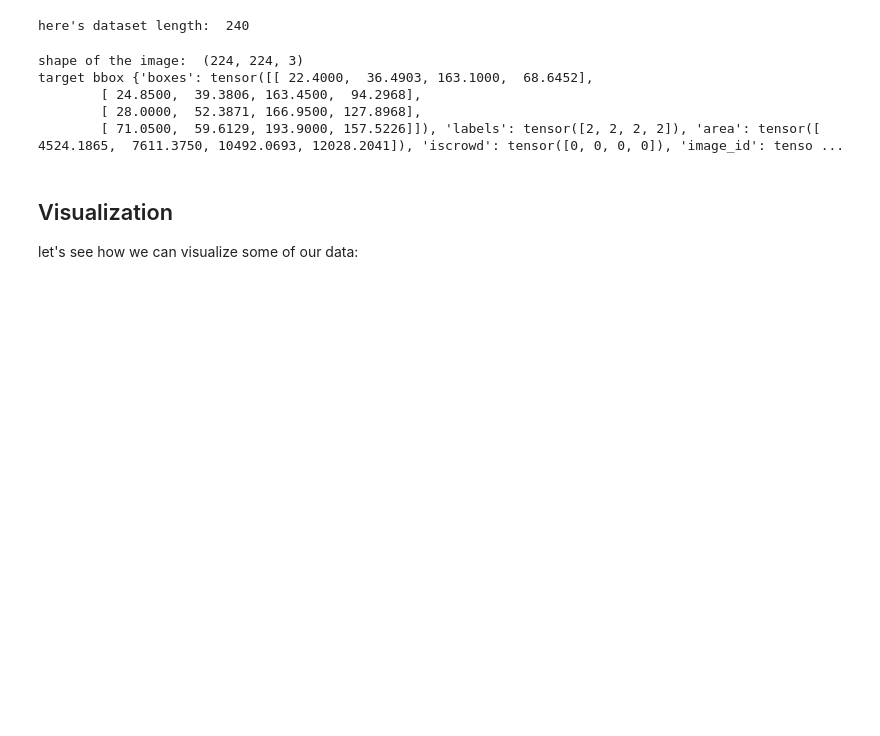
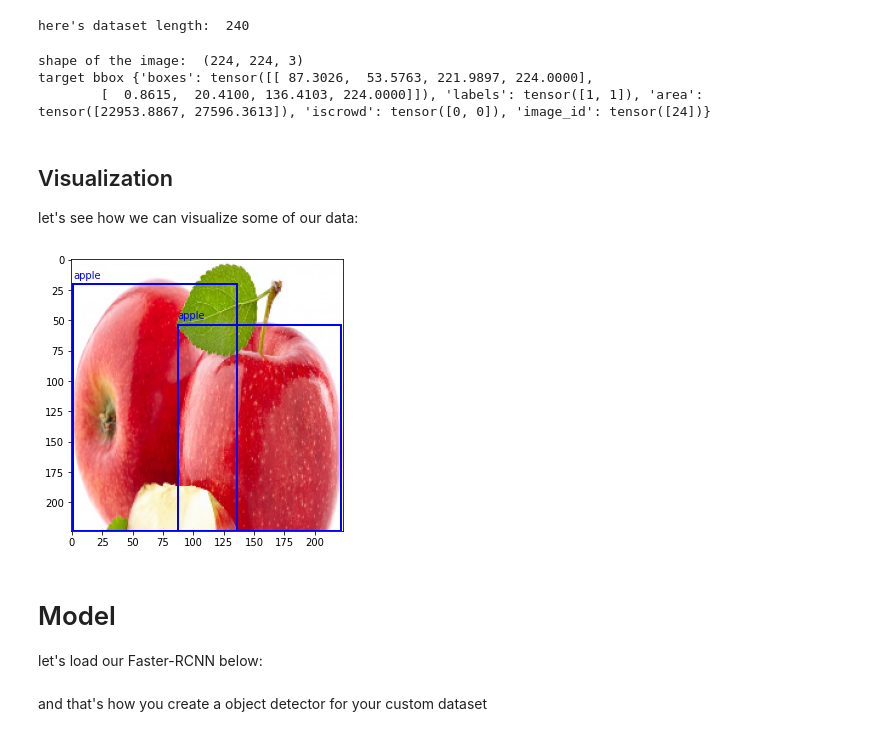
Before and after one commit to aihoque2/fruit_object_detection, a Jupyter notebook: object_detection_with_PyTorch.ipynb, the cells around one changed output. Saved outputs shown, nothing was run; the diff lists cells and outputs as text; code cells hidden in the pictures; blank space fills up the shorter version.

Commit message:
I got visualizations

```diff
--- a/object_detection_with_PyTorch.ipynb
+++ b/object_detection_with_PyTorch.ipynb
@@ -57,6 +57,8 @@ Tue Apr 13 06:24:07 2021
 # %%
 train_dir = 'data/train_zip/train/'
 test_dir = 'data/test_zip/test/'
+
+classes = ['_', 'apple', 'banana', 'orange']
 # %% [markdown]
 # Viewing the dataset
 # %% [markdown]
@@ -156,15 +158,13 @@ print("here's dataset length: ", len(train_data))
 # %% [output]
 here's dataset length:  240
 # %%
-my_img, my_target = train_data[78]
-print("shape of the image: ", img.shape)
-print("target bbox", target)
+my_img, my_target = train_data[24]
+print("shape of the image: ", my_img.shape)
+print("target bbox", my_target)
 # %% [output]
 shape of the image:  (224, 224, 3)
-target bbox {'boxes': tensor([[ 22.4000,  36.4903, 163.1000,  68.6452],
-        [ 24.8500,  39.3806, 163.4500,  94.2968],
-        [ 28.0000,  52.3871, 166.9500, 127.8968],
-        [ 71.0500,  59.6129, 193.9000, 157.5226]]), 'labels': tensor([2, 2, 2, 2]), 'area': tensor([ 4524.1865,  7611.3750, 10492.0693, 12028.2041]), 'iscrowd': tensor([0, 0, 0, 0]), 'image_id': tenso ...
+target bbox {'boxes': tensor([[ 87.3026,  53.5763, 221.9897, 224.0000],
+        [  0.8615,  20.4100, 136.4103, 224.0000]]), 'labels': tensor([1, 1]), 'area': tensor([22953.8867, 27596.3613]), 'iscrowd': tensor([0, 0]), 'image_id': tensor([24])}
 # %% [markdown]
 ## Visualization
 
@@ -176,16 +176,25 @@ def plot_img_and_bbox(img, target):
     in (x1, y1, x2, y2)
     plot the image with its bbox
     """
+
+    classes = ['_', 'apple', 'banana', 'orange']
     fig, a = plt.subplots(1,1)
     fig.set_size_inches(5,5)
     a.imshow(img)
-    for box in target['boxes']:
+    for index, box in enumerate(target['boxes']):
         x, y = box[0], box[1]
         w = box[2] - box[0]
         h = box[3] - box[1]
         rect = patches.Rectangle((x,y), w, h, linewidth=2,
-                                 edgecolor='r', facecolor='none')
+                                 edgecolor='b', facecolor='none')
         a.add_patch(rect)
+        a.text(x, y-5, classes[int(target['labels'][index])], color="b") #adding the label on top of the bounding box
     plt.show()
 # %%
-plot_img_and_bbox(my_img, y_target)
+plot_img_and_bbox(my_img, my_target)
+# %% [output]
+[figure, added]
+# %% [markdown]
+# Model
+
+let's load our Faster-RCNN below:
@@ -191,0 +214,2 @@ plot_img_and_bbox(my_img, y_target)
+# %% [markdown]
+and that's how you create a object detector for your custom dataset
```
Also changed, not shown: parts of 6 cells of this notebook.
